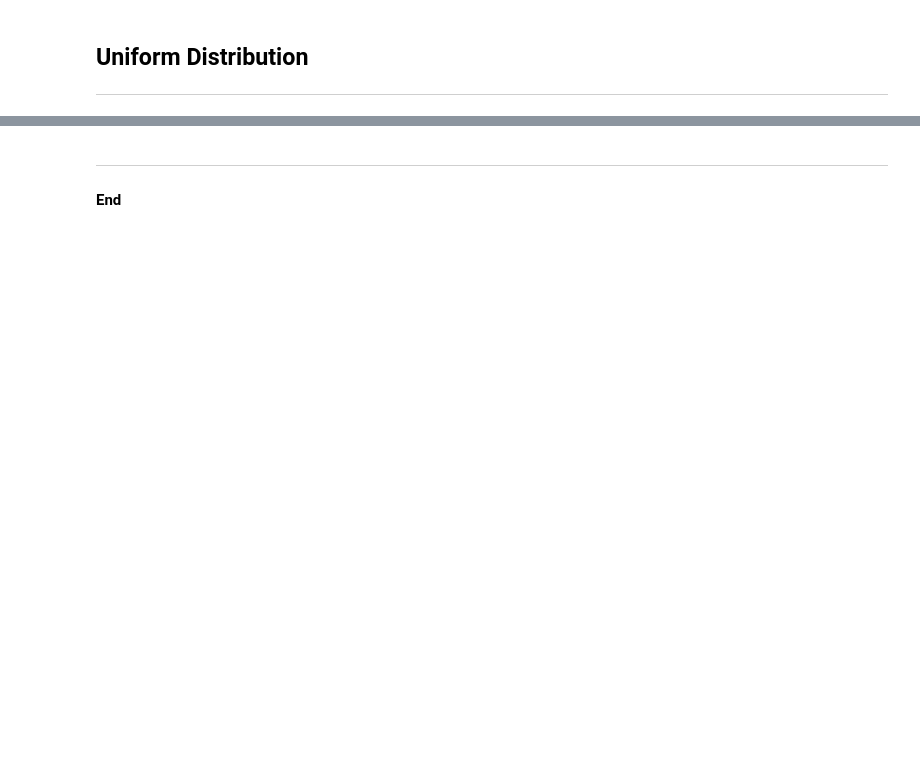
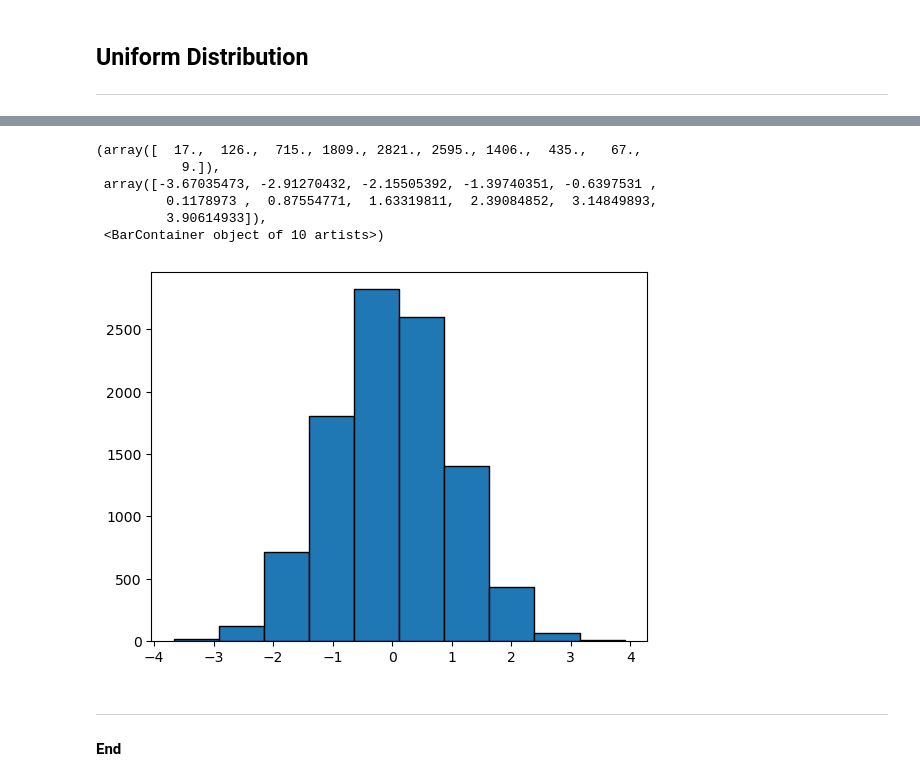
Before and after one commit to ianmcloughlin/mywork, a Jupyter notebook: random.ipynb, the cells around one changed output, grey strips where cells are left out. Saved outputs shown, nothing was run; the diff lists cells and outputs as text; code cells hidden in the pictures; blank space fills up the shorter version.

```diff
--- a/random.ipynb
+++ b/random.ipynb
@@ -164,3 +182,14 @@ plt.bar(values, counts, edgecolor='black')
+# %%
+# Plot histogram.
+plt.hist(x, edgecolor='black')
+# %% [output]
+(array([  17.,  126.,  715., 1809., 2821., 2595., 1406.,  435.,   67.,
+           9.]),
+ array([-3.67035473, -2.91270432, -2.15505392, -1.39740351, -0.6397531 ,
+         0.1178973 ,  0.87554771,  1.63319811,  2.39084852,  3.14849893,
+         3.90614933]),
+ <BarContainer object of 10 artists>)
+[figure, added]
 # %% [markdown]
 ***
 #### End
```
Also changed, not shown: parts of 18 cells of this notebook.
